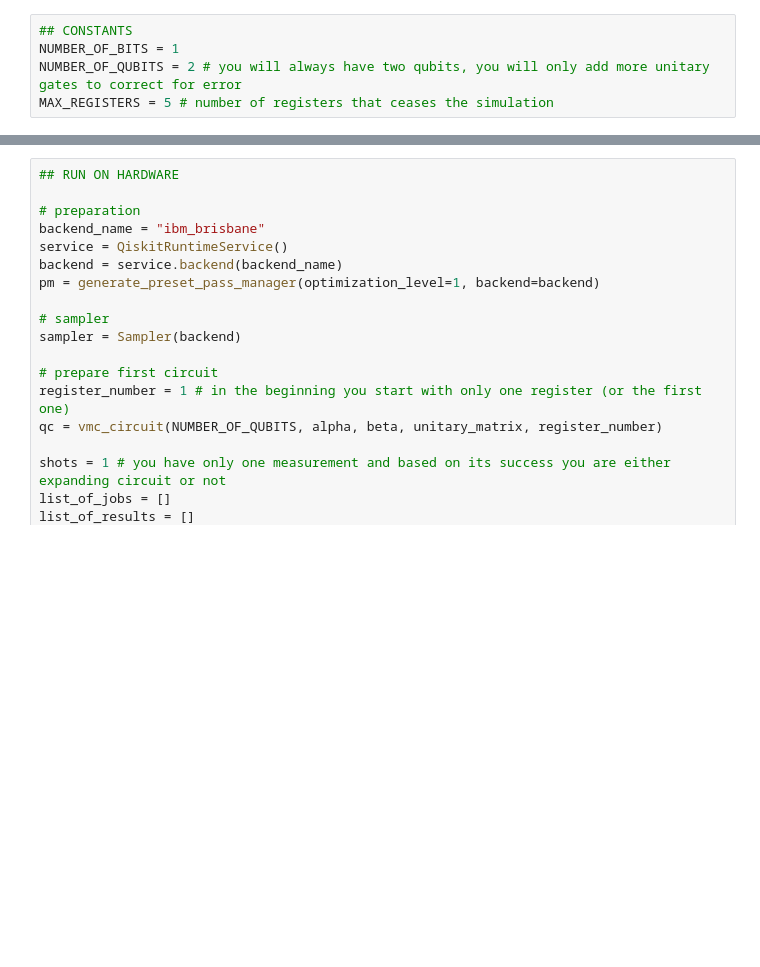
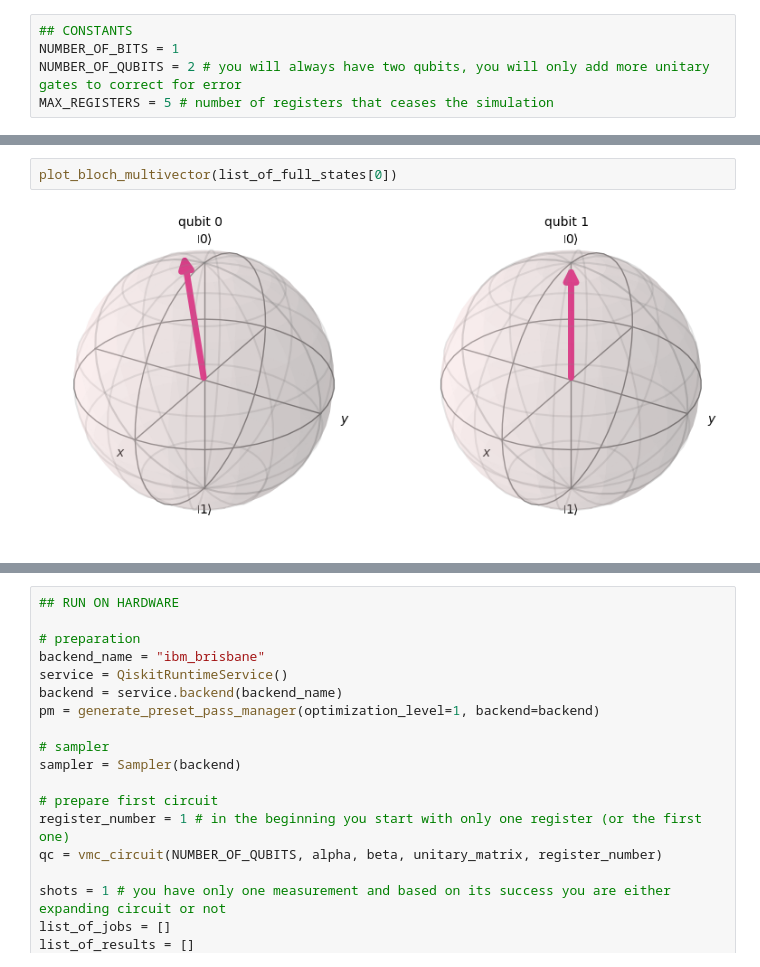
Before and after one commit to Enfili/JarQo, a Jupyter notebook: Vidal-Masanes-Cirac_dynamic.ipynb, the cells around one changed output, grey strips where cells are left out. Cells and saved outputs as stored; diff of their text form; blank space fills up the shorter version.

```diff
--- a/Vidal-Masanes-Cirac_dynamic.ipynb
+++ b/Vidal-Masanes-Cirac_dynamic.ipynb
@@ -197,0 +306,4 @@ qc_resulting.draw(output='mpl', fold=-1)
+# %%
+plot_bloch_multivector(list_of_full_states[0])
+# %% [output]
+[figure, added]
```
Also changed, not shown: parts of 20 cells of this notebook.
